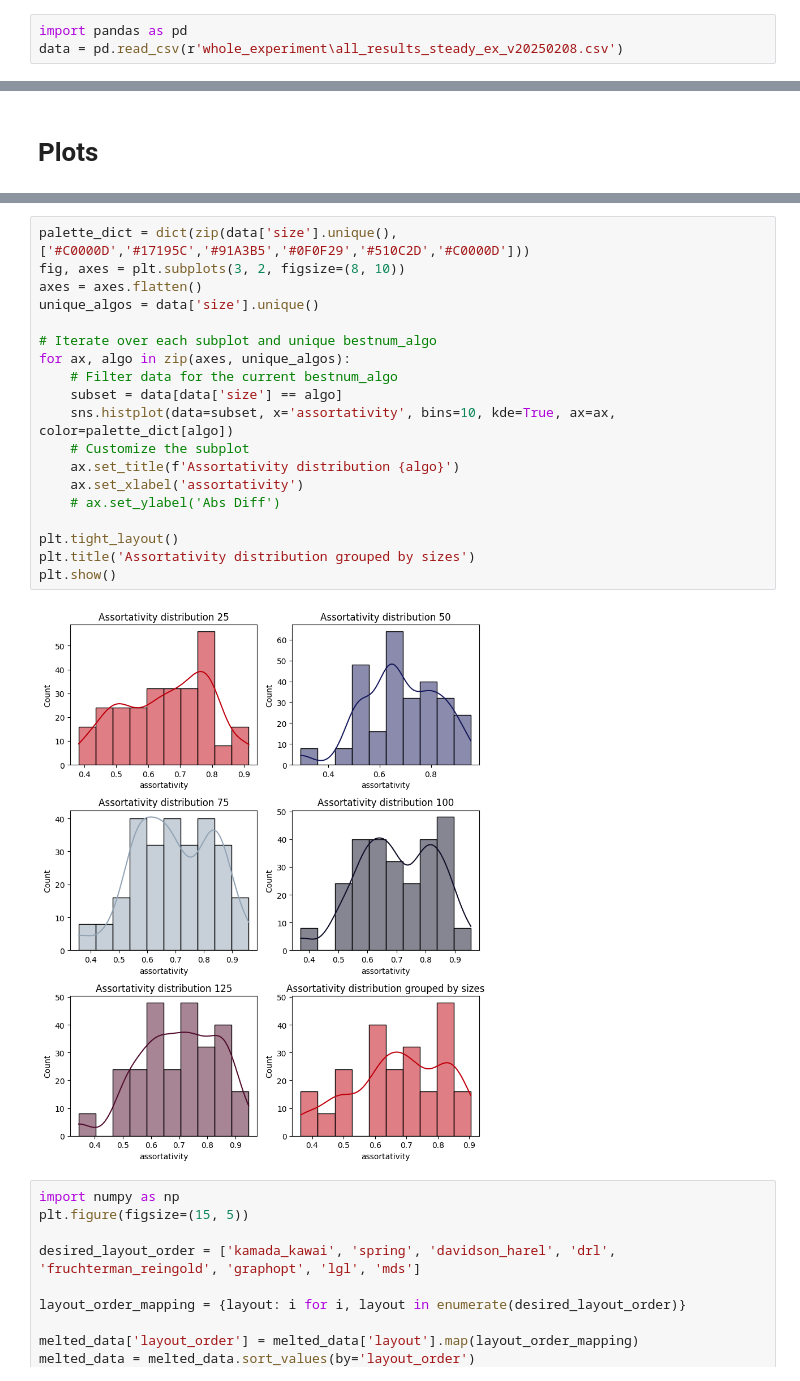
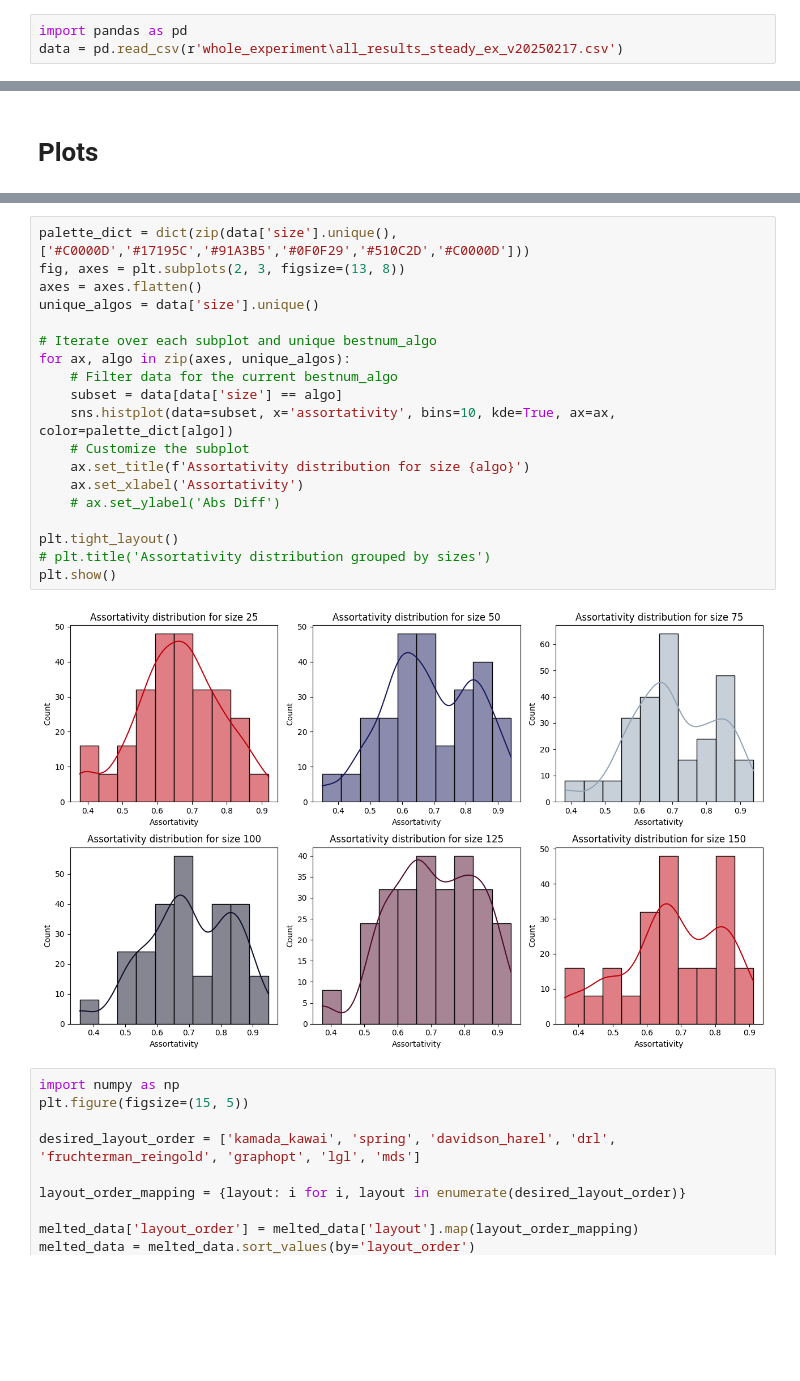
Before and after one commit to ARUMHC/Geometric-Properties-of-Graph-Visualization-Methods, a Jupyter notebook: code/ANALYSIS_whole_experiment_data.ipynb, the cells around one changed output, grey strips where cells are left out. Saved outputs shown, nothing was run; the diff lists cells and outputs as text; blank space fills up the shorter version.

Commit message:
joined and updated whole analysis

```diff
--- a/code/ANALYSIS_whole_experiment_data.ipynb
+++ b/code/ANALYSIS_whole_experiment_data.ipynb
@@ -27,7 +27,7 @@ df_all_results.to_csv(f'whole_experiment/all_results_steady_ex_{version}.csv', i
 # ANALYSIS
 # %%
 import pandas as pd
-data = pd.read_csv(r'whole_experiment\all_results_steady_ex_v20250208.csv')
+data = pd.read_csv(r'whole_experiment\all_results_steady_ex_v20250217.csv')
 # %%
 import seaborn as sns
 import matplotlib.pyplot as plt
@@ -57,24 +79,24 @@ melted_data.head()
 # %%
 palette_dict = dict(zip(data['size'].unique(), ['#C0000D','#17195C','#91A3B5','#0F0F29','#510C2D','#C0000D']))
-fig, axes = plt.subplots(3, 2, figsize=(8, 10))
+fig, axes = plt.subplots(2, 3, figsize=(13, 8))
 axes = axes.flatten()
 unique_algos = data['size'].unique()
 
 # Iterate over each subplot and unique bestnum_algo
 for ax, algo in zip(axes, unique_algos):
     # Filter data for the current bestnum_algo
     subset = data[data['size'] == algo]
     sns.histplot(data=subset, x='assortativity', bins=10, kde=True, ax=ax, color=palette_dict[algo])
     # Customize the subplot
-    ax.set_title(f'Assortativity distribution {algo}')
-    ax.set_xlabel('assortativity')
+    ax.set_title(f'Assortativity distribution for size {algo}')
+    ax.set_xlabel('Assortativity')
     # ax.set_ylabel('Abs Diff')
 
 plt.tight_layout()
-plt.title('Assortativity distribution grouped by sizes')
+# plt.title('Assortativity distribution grouped by sizes')
 plt.show()
 # %% [output]
-[figure, old version]
+[figure, new version]
 # %%
 import numpy as np
 plt.figure(figsize=(15, 5))
```
Also changed, not shown: parts of 8 cells of this notebook, 2 other files.
